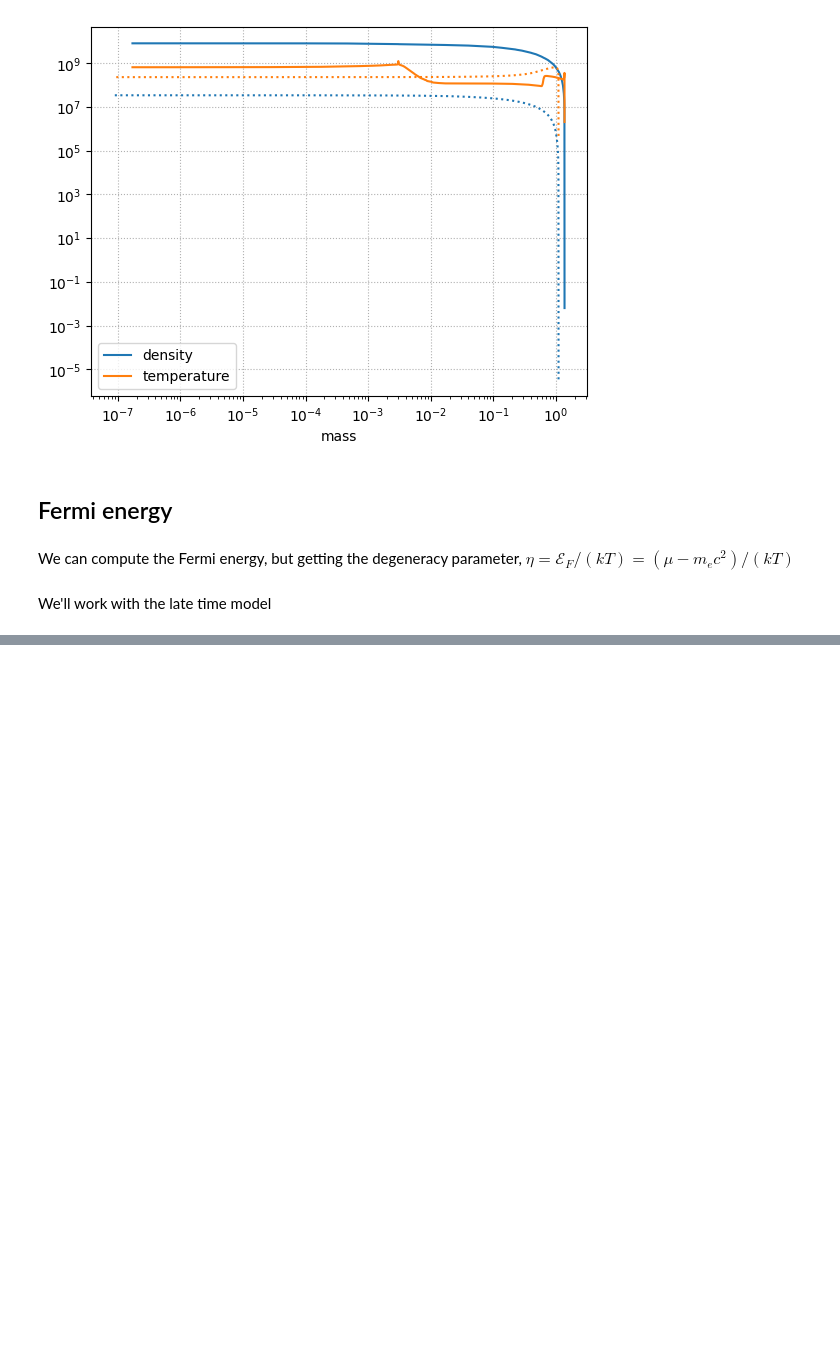
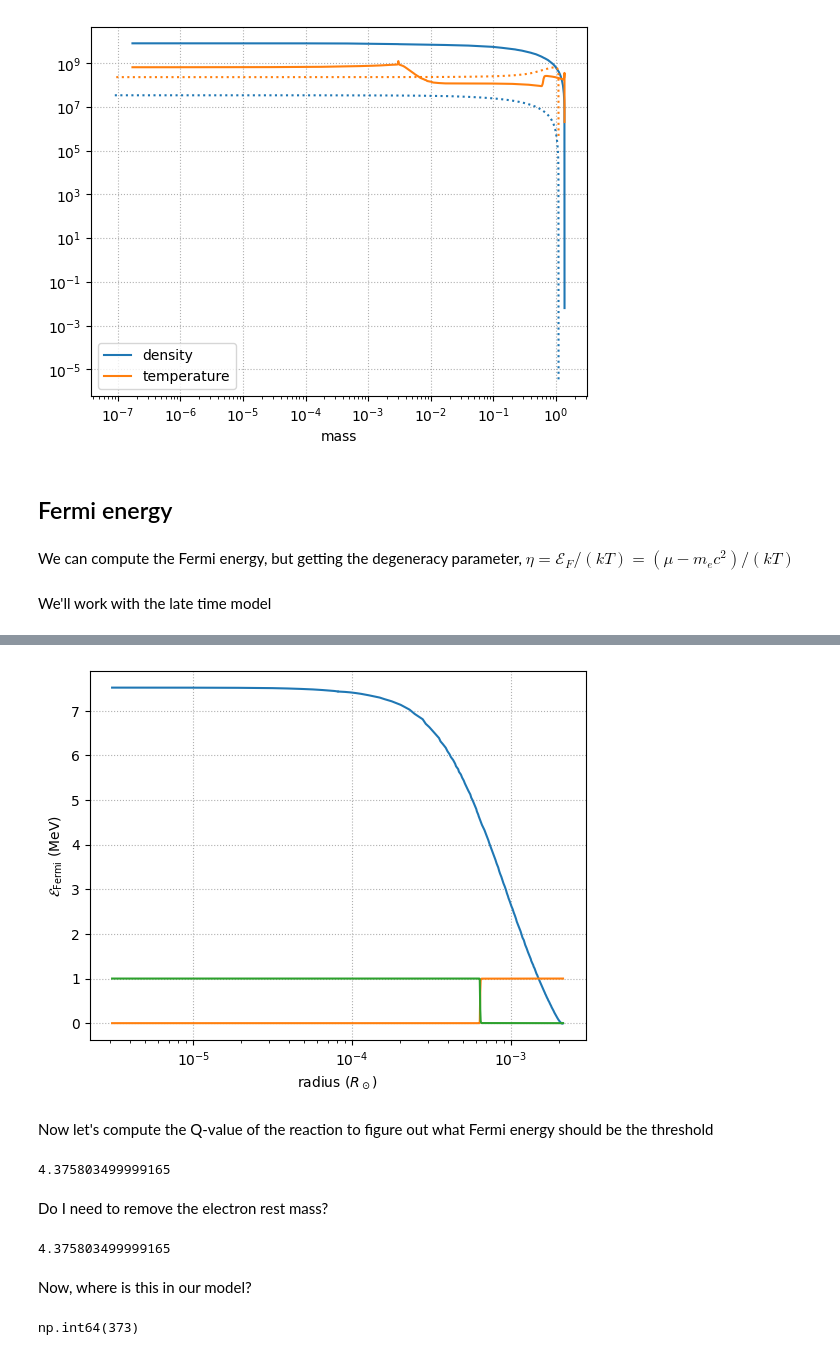
Before and after one commit to zingale/mesa-labs, a Jupyter notebook: docs/source/initial_model.ipynb, the cells around one changed output, grey strips where cells are left out. Saved outputs shown, nothing was run; the diff lists cells and outputs as text; code cells hidden in the pictures; blank space fills up the shorter version.

```diff
--- a/docs/source/initial_model.ipynb
+++ b/docs/source/initial_model.ipynb
@@ -100,0 +110,17 @@ ax.grid(ls=":")
+# %%
+ax.semilogx(r2, X_na23/scale)
+ax.semilogx(r2, X_ne23/scale)
+fig
+# %% [output]
+[figure, added]
+# %% [markdown]
+Now let's compute the Q-value of the reaction to figure out what Fermi energy should be the threshold
+# %%
+Na23 = pyna.Nucleus("na23")
+Ne23 = pyna.Nucleus("ne23")
+Q = Ne23.mass - Na23.mass
+Q
+# %% [output]
+4.375803499999165
+# %% [markdown]
+Do I need to remove the electron rest mass?
@@ -100,0 +129,12 @@ ax.grid(ls=":")
+# %%
+E_thresh = Q # - m_e
+E_thresh
+# %% [output]
+4.375803499999165
+# %% [markdown]
+Now, where is this in our model?
+# %%
+idx = np.where(E_fermi > E_thresh)[0][0]
+idx
+# %% [output]
+np.int64(373)
```
Also changed, not shown: parts of 7 cells of this notebook.
